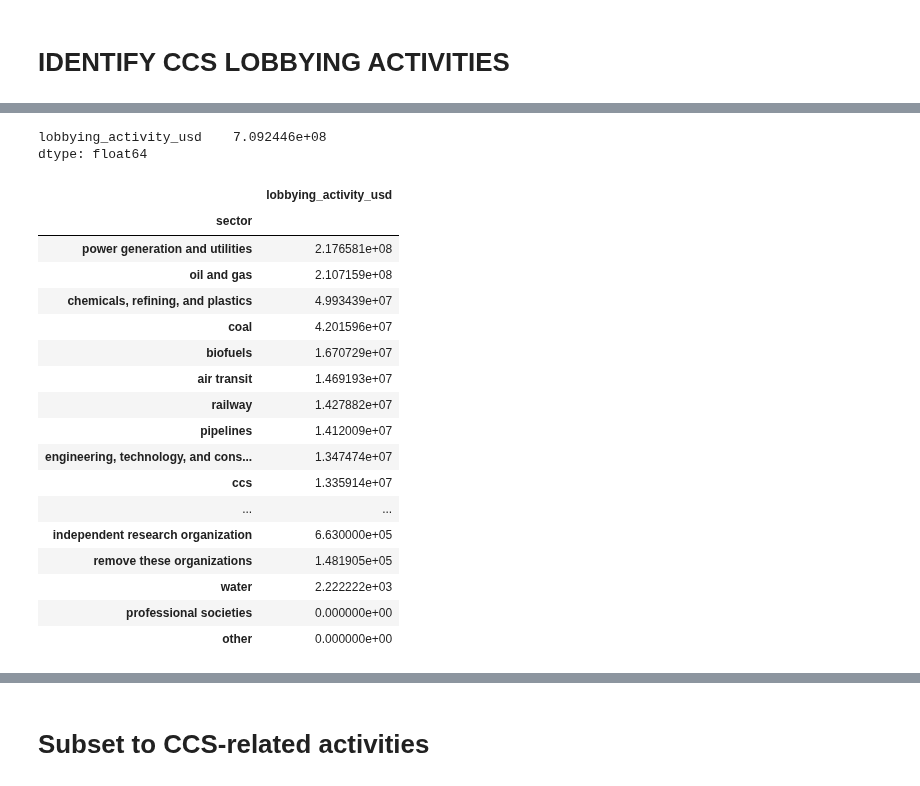
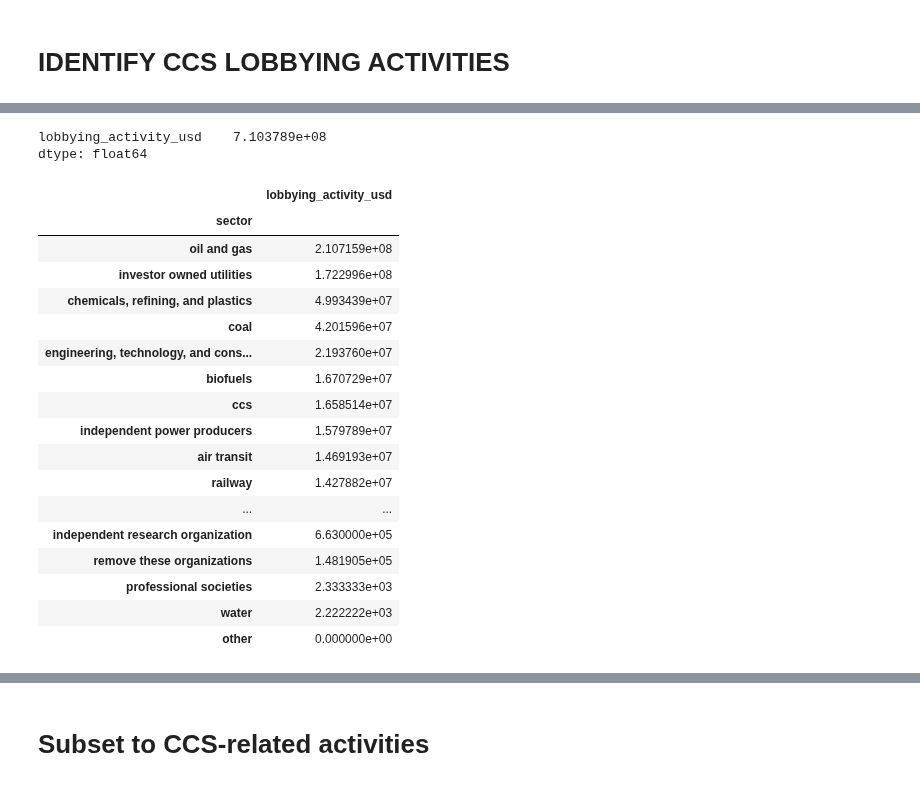
Before and after one commit to lindseygulden/leg-up, a Jupyter notebook: projects/lobbying/lobbying.ipynb, the cells around one changed output, grey strips where cells are left out. Saved outputs shown, nothing was run; the diff lists cells and outputs as text; code cells hidden in the pictures.

```diff
--- a/projects/lobbying/lobbying.ipynb
+++ b/projects/lobbying/lobbying.ipynb
@@ -402,10 +402,10 @@ for i in org_list:
         print(f"'{i}',")
 # %%
 sectors_dict = yaml_to_dict(
-    "/Users/lindseygulden/dev/leg-up-private/projects/lobbying/sectors.yml"
+    "/Users/lindseygulden/dev/leg-up-private/projects/lobbying/sectors_updated.yml"
 )
 inverted_sector_dict = invert_sector_dict(
-    "/Users/lindseygulden/dev/leg-up-private/projects/lobbying/sectors.yml"
+    "/Users/lindseygulden/dev/leg-up-private/projects/lobbying/sectors_updated.yml"
 )
 companies = [c.rstrip().lstrip() for c in list(inverted_sector_dict.keys())]
 not_assigned = sorted(list(set(ccs_df.client_rename.unique()) - set(companies)))
@@ -512,6 +536,6 @@ df = ccs_df.copy(deep=True)
 # %%
 inverted_sector_dict = invert_sector_dict(
-    "/Users/lindseygulden/dev/leg-up-private/projects/lobbying/sectors.yml"
+    "/Users/lindseygulden/dev/leg-up-private/projects/lobbying/sectors_updated.yml"
 )
 lumped_sector_dict = yaml_to_dict(
     "/Users/lindseygulden/dev/leg-up-private/projects/lobbying/lumped_sectors.yml"
@@ -674,35 +687,30 @@ df[
     ["sector"]
 ).sum().sort_values(by="lobbying_activity_usd", ascending=False).sum()
 # %% [output]
-lobbying_activity_usd    7.092446e+08
+lobbying_activity_usd    7.103789e+08
 dtype: float64
 # %%
-df[
-    [
-        "sector",
-        "lobbying_activity_usd",a
-    ]
-].loc[
-    df.very_likely_ccs == 1
-].groupby(["sector"]).sum().sort_values(
+df[["sector", "lobbying_activity_usd"]].loc[df.very_likely_ccs == 1].groupby(
+    ["sector"]
+).sum().sort_values(
     by="lobbying_activity_usd", ascending=False
 )  # .sum()
 # %% [output]
 |  | lobbying_activity_usd |
 | sector |  |
-| power generation and utilities | 2.176581e+08 |
 | oil and gas | 2.107159e+08 |
+| investor owned utilities | 1.722996e+08 |
 | chemicals, refining, and plastics | 4.993439e+07 |
 | coal | 4.201596e+07 |
+| engineering, technology, and cons... | 2.193760e+07 |
 | biofuels | 1.670729e+07 |
+| ccs | 1.658514e+07 |
+| independent power producers | 1.579789e+07 |
 | air transit | 1.469193e+07 |
 | railway | 1.427882e+07 |
-| pipelines | 1.412009e+07 |
-| engineering, technology, and cons... | 1.347474e+07 |
-| ccs | 1.335914e+07 |
 | ... | ... |
 | independent research organization | 6.630000e+05 |
 | remove these organizations | 1.481905e+05 |
+| professional societies | 2.333333e+03 |
 | water | 2.222222e+03 |
-| professional societies | 0.000000e+00 |
 | other | 0.000000e+00 |
```
Also changed, not shown: parts of 33 cells of this notebook, 3 other files.
